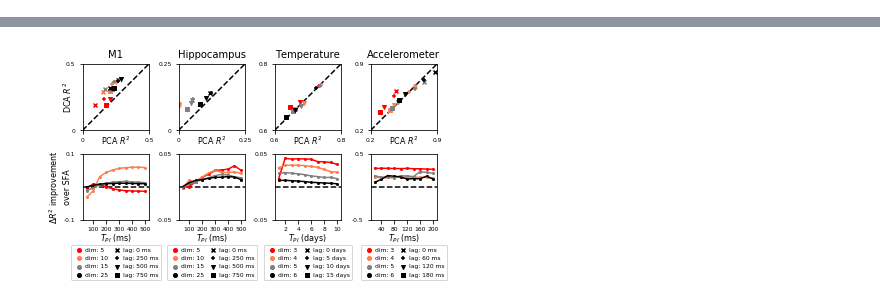
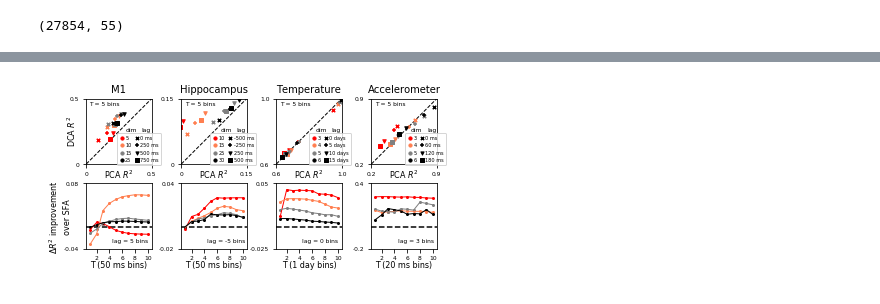
Before and after one commit to BouchardLab/DynamicalComponentsAnalysis, a Jupyter notebook: notebooks/real_data.ipynb, the cells around one changed output, grey strips where cells are left out. Cells and saved outputs as stored; diff of their text form; code cells hidden in the pictures.

Commit message:
real data work

```diff
--- a/notebooks/real_data.ipynb
+++ b/notebooks/real_data.ipynb
@@ -21,12 +21,17 @@ weather = data_util.load_weather_data('weather/temperature.csv')
 reload(data_util)
 file = 'accel/sub_19.csv'
 accel = data_util.load_accel_data(file)
+# %%
+HC['neural'].shape
+# %% [output]
+(27854, 55)
 # %%
 T_pi_vals = np.arange(1, 11)
 
 dim_vals = np.array([5, 10, 15, 25])
 accel_dims = np.array([3, 4, 5, 6])
 temp_dims = np.array([3, 4, 5, 6])
+hc_dims = np.array([10, 15, 25, 30])
 
 offsets = np.array([0, 5, 10, 15])
 accel_offsets = np.array([0, 3, 6, 9])
@@ -78,38 +83,41 @@ weather_results = d['weather_results']
 accel_results = d['accel_results']
 # %%
 reload(plotting)
-fig, axes = plotting.decoding_fix_axes(fig_width=5.5, fig_height=3.25,
+fig, axes = plotting.decoding_fix_axes(fig_width=5.5, fig_height=2.7,
                                        wpad_mid=.075, hpad_mid=.1,
-                                       wpad_left=.08, wpad_right=.025,
-                                       hpad_bot=.275)
+                                       wpad_left=.09, wpad_right=.025,
+                                       hpad_bot=.12)
+loc='lower right'
+bbox_to_anchor=(1.18, -.05)
 
-plotting.scatter_r2_vals(M1_results, 4, dim_vals, offsets, min_val=0, max_val=.5,
-                         ax=axes[0], title='M1', timestep_units='ms', timestep=50, loc='lower center',
-                         bbox_to_anchor=(.5, -2.3))
-plotting.plot_pi_vs_T(M1_results, T_pi_vals, dim_vals, offset_idx=1, min_max_val=.1,
+plotting.scatter_r2_vals(M1_results, 4, dim_vals, offsets, T_pi_vals, min_val=0, max_val=.5,
+                         ax=axes[0], title='M1', timestep_units='ms', timestep=50, loc=loc,
+                         bbox_to_anchor=bbox_to_anchor)
+plotting.plot_pi_vs_T(M1_results, T_pi_vals, dim_vals, offsets, offset_idx=1, min_max_val=.08,
                       ax=axes[4], legend=False, timestep_units='ms', timestep=50)
 
-plotting.scatter_r2_vals(HC_results, 4, dim_vals, offsets, min_val=0, max_val=.25,
+plotting.scatter_r2_vals(HC_results, 4, hc_dims, offsets, T_pi_vals, min_val=0, max_val=.15,
                          ax=axes[1], ylabel=False, title='Hippocampus',
-                         timestep_units='ms', timestep=50, loc='lower center',
-                         bbox_to_anchor=(.5, -2.3))
-plotting.plot_pi_vs_T(HC_results, T_pi_vals, dim_vals, offset_idx=1, min_max_val=.05,
+                         timestep_units='ms', timestep=50, loc=loc,
+                         bbox_to_anchor=bbox_to_anchor)
+plotting.plot_pi_vs_T(HC_results, T_pi_vals, hc_dims, offsets, offset_idx=1, min_max_val=.04,
                       ax=axes[5], legend=False, ylabel=False, timestep_units='ms', timestep=50)
 
-plotting.scatter_r2_vals(weather_results, 4, temp_dims, offsets, min_val=.6, max_val=.8,
+plotting.scatter_r2_vals(weather_results, 4, temp_dims, offsets, T_pi_vals, min_val=.6, max_val=1.,
                          ax=axes[2], ylabel=False, title='Temperature',
-                        timestep_units='days', timestep=1, legend=True, loc='lower center',
-                         bbox_to_anchor=(.5, -2.3))
-plotting.plot_pi_vs_T(weather_results, T_pi_vals, temp_dims, offset_idx=0, min_max_val=.05,
-                      ax=axes[6], legend=False, ylabel=False, timestep_units='days', timestep=1)
+                        timestep_units='days', timestep=1, legend=True, loc=loc,
+                         bbox_to_anchor=bbox_to_anchor)
+plotting.plot_pi_vs_T(weather_results, T_pi_vals, temp_dims, offsets, offset_idx=0, min_max_val=.05,
+                      ax=axes[6], legend=False, ylabel=False, timestep_units='day', timestep=1)
 
-plotting.scatter_r2_vals(accel_results, 4, accel_dims, accel_offsets, min_val=.2, max_val=.9,
-                         ax=axes[3], ylabel=False, title='Accelerometer', loc='lower center',
-                        timestep_units='ms', timestep=20,
-                         bbox_to_anchor=(.5, -2.3))
-plotting.plot_pi_vs_T(accel_results, T_pi_vals, accel_dims, offset_idx=1, min_max_val=.5,
+plotting.scatter_r2_vals(accel_results, 4, accel_dims, accel_offsets, T_pi_vals, min_val=.2, max_val=.9,
+                         ax=axes[3], ylabel=False, title='Accelerometer',
+                        timestep_units='ms', timestep=20,loc=loc,
+                         bbox_to_anchor=bbox_to_anchor)
+plotting.plot_pi_vs_T(accel_results, T_pi_vals, accel_dims, accel_offsets, offset_idx=1, min_max_val=.4,
                       ax=axes[7], legend=False, ylabel=False, timestep_units='ms', timestep=20)
-plt.savefig(os.path.join(os.environ['HOME'], 'Downloads/real_data.pdf'), dpi=300)
-plt.savefig(os.path.join(os.environ['HOME'], 'Downloads/real_data.png'), dpi=300)
+
+#plt.savefig(os.path.join(os.environ['HOME'], 'Downloads/real_data.pdf'), dpi=300)
+#plt.savefig(os.path.join(os.environ['HOME'], 'Downloads/real_data.png'), dpi=300)
 # %% [output]
-[figure, old version]
+[figure, new version]
```
Also changed, not shown: parts of 1 cell of this notebook, 2 other files.
